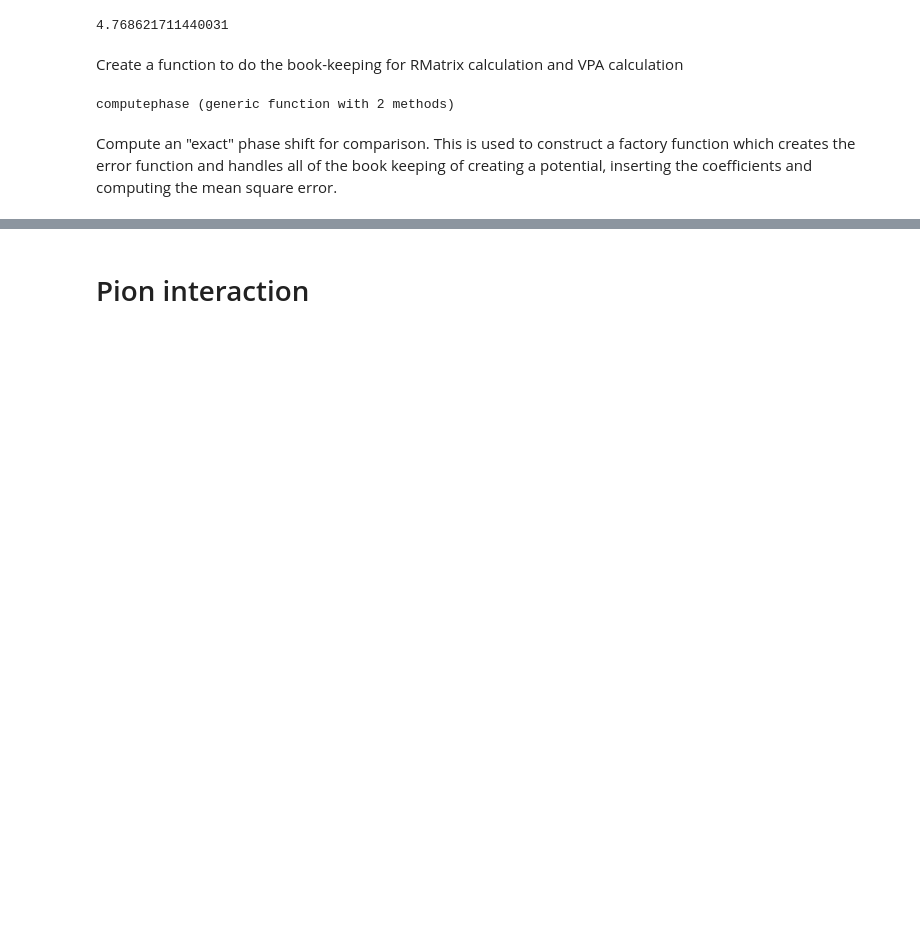
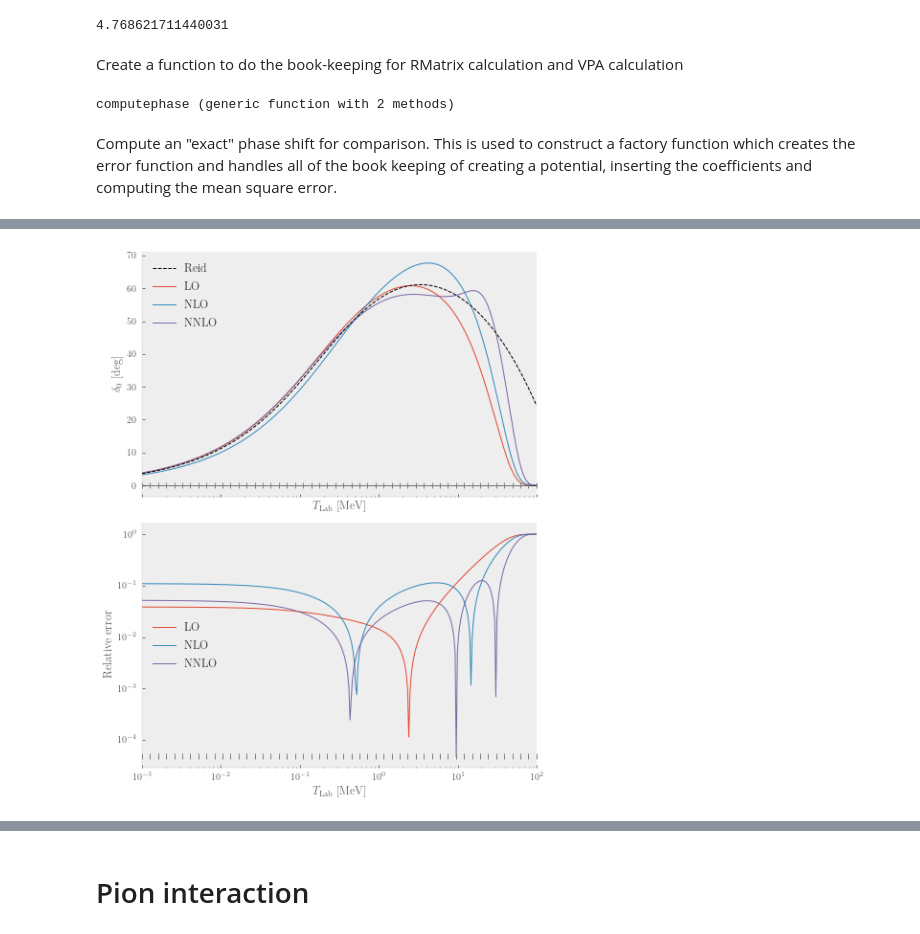
Before and after one commit to ErlendLima/NuclearForces, a Jupyter notebook: project2/notebooks/Pionic Interactions.ipynb, the cells around one changed output, grey strips where cells are left out. Drawn from its saved outputs; the diff is of its cells as text; code cells hidden in the pictures; blank space fills up the shorter version.

```diff
--- a/project2/notebooks/Pionic Interactions.ipynb
+++ b/project2/notebooks/Pionic Interactions.ipynb
@@ -393,0 +693,10 @@ LoadError: UndefVarError: C0s not defined
+# %%
+p = Params(1e2)
+fp = FitParams(p, LO, [-1], [1], [0.0], method=:LsqFit)
+resLO = fit(fp)
+
+fp = FitParams(p, NLO, [-2, -2], [2, 2], [-0.5, 0.0];
+                method=:LsqFit)
+resNLO = fit(fp)
+@show confidence_interval(resLO.res, 0.05)
+@show confidence_interval(resNLO.res, 0.05)
@@ -393,0 +709,8 @@ LoadError: UndefVarError: C0s not defined
+# %%
+fp = FitParams(p, NNLO, [-1, -1, -2, -3], [1, 1, 1, 1], [-0.5, 0.4, -0.9, -3];
+                method=:LsqFit)
+fp = FitParams(p, NNLO, [-Inf, -Inf, -Inf, -Inf], [Inf, Inf, Inf, Inf], [-0.5, 0.4, -0.9, -3];
+                method=:LsqFit)
+resNNLO = fit(fp)
+println(resNNLO.C)
+@show confidence_interval(resNNLO.res, 0.05)
@@ -393,0 +725,12 @@ LoadError: UndefVarError: C0s not defined
+# %%
+fig, ax = newfig(nrows=2, sharex=true, constrained_layout=true)
+plotphase([resLO, resNLO, resNNLO], 1e-3, 1e2; ax=ax[1])
+ploterror([resLO, resNLO, resNNLO], 1e-3, 1e2; ax=ax[2])
+savefig(fig, "highenergy.pdf")
+#E, d = computephase(regularize(NLO(-0.59, 1.06), 1.2), startpoint=1e-3, endpoint=1e2, length=350)
+#ax[1].plot(2E, d)
+#plotdiff([resLO, resNLO, resNNLO], 1e-3, 1e2; ax=ax[2])
+#ax[2].set_xscale("linear")
+#ax[2].set_yscale("linear")
+# %% [output]
+[figure, added]
```
Also changed, not shown: parts of 189 cells of this notebook, 43 other files.
